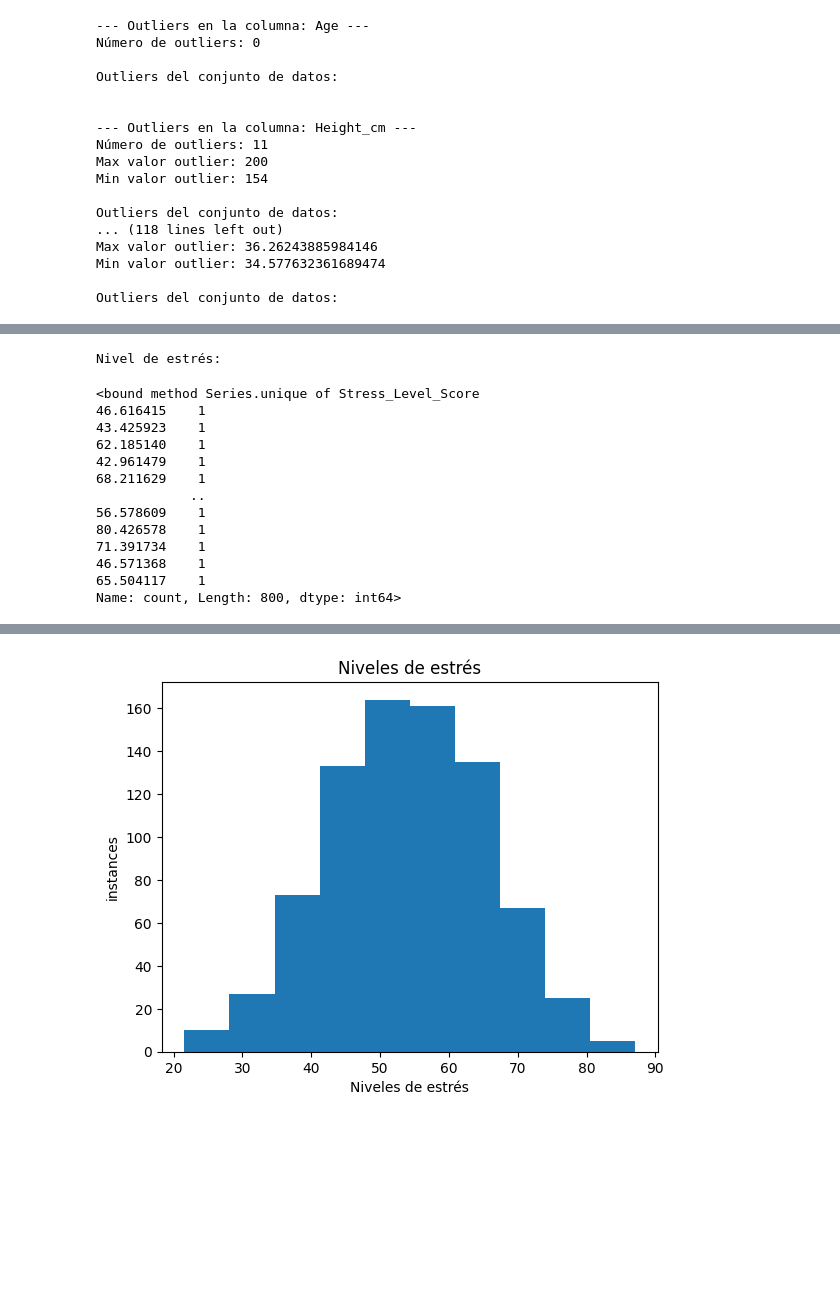
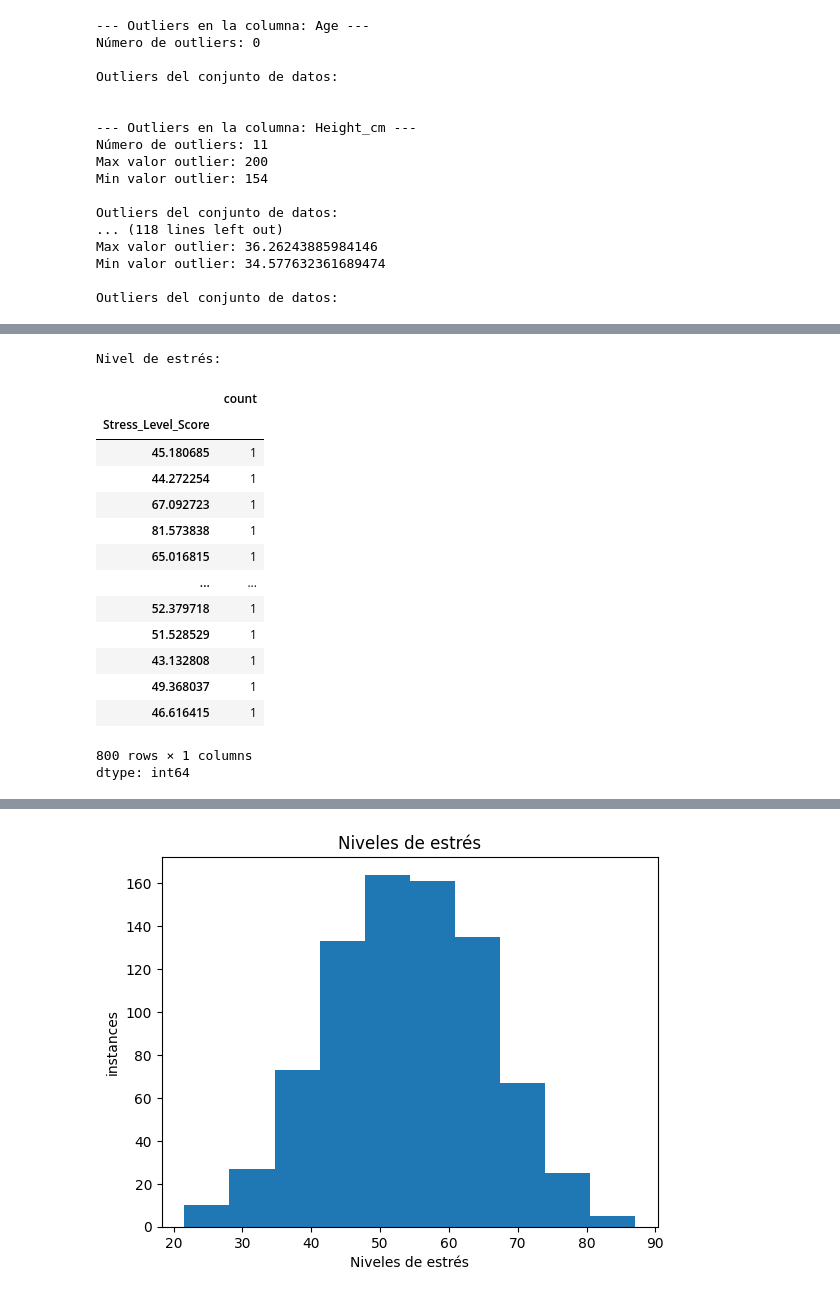
Before and after one commit to sam2800ml/Proyecto-Anlisis-de-datos-1, a Jupyter notebook: analisis_univariado.ipynb, the cells around one changed output, grey strips where cells are left out. Cells and saved outputs as stored; diff of their text form; code cells hidden in the pictures; blank space fills up the shorter version.

```diff
--- a/analisis_univariado.ipynb
+++ b/analisis_univariado.ipynb
@@ -201,21 +203,23 @@ Name: Stress_Level_Score, dtype: float64
 # %%
 print("\nNivel de estrés:")
-df.Stress_Level_Score.value_counts().unique
+df.Stress_Level_Score.value_counts()
 # %% [output]
 Nivel de estrés:
+|  | count |
+| Stress_Level_Score |  |
+| 45.180685 | 1 |
+| 44.272254 | 1 |
+| 67.092723 | 1 |
+| 81.573838 | 1 |
+| 65.016815 | 1 |
+| ... | ... |
+| 52.379718 | 1 |
+| 51.528529 | 1 |
+| 43.132808 | 1 |
+| 49.368037 | 1 |
+| 46.616415 | 1 |
-<bound method Series.unique of Stress_Level_Score
-46.616415    1
-43.425923    1
-62.185140    1
-42.961479    1
-68.211629    1
-            ..
-56.578609    1
-80.426578    1
-71.391734    1
-46.571368    1
-65.504117    1
-Name: count, Length: 800, dtype: int64>
+800 rows × 1 columns
+dtype: int64
 # %%
 print("\nNivel de estrés:")
 df.Stress_Level_Score.value_counts("normalize = True")
```
Also changed, not shown: parts of 13 cells of this notebook.
